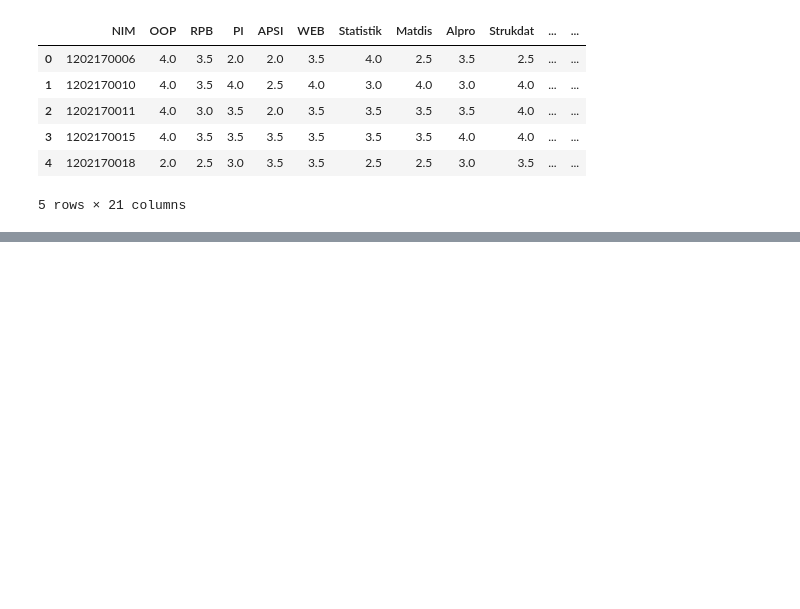
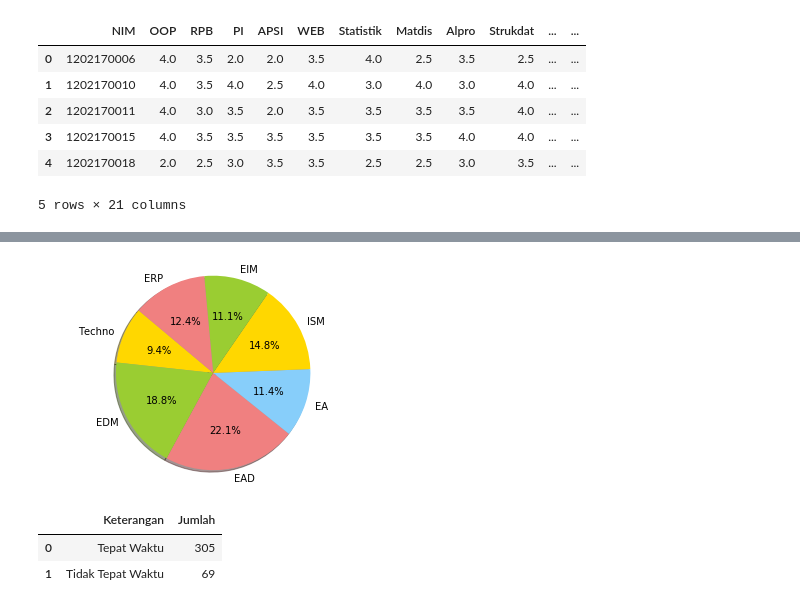
Before and after one commit to zasiem/Pekerti, a Jupyter notebook: tensorflow.ipynb, the cells around one changed output, grey strips where cells are left out. Drawn from its saved outputs; the diff is of its cells as text; code cells hidden in the pictures; blank space fills up the shorter version.

```diff
--- a/tensorflow.ipynb
+++ b/tensorflow.ipynb
@@ -198,0 +315,20 @@ Accuracy on test data: 0.837837815284729%
+# %%
+# Data to plot lulus tepat waktu
+labels = 'Techno', 'EDM', 'EAD', 'EA', 'ISM', 'EIM', 'ERP'
+sizes = [techno1,edm1,ead1,ea1,ism1,eim1,erp1]
+colors = ['gold', 'yellowgreen', 'lightcoral', 'lightskyblue','gold', 'yellowgreen', 'lightcoral']
+explode = (0, 0, 0, 0, 0, 0, 0)  # explode 1st slice
+
+# Plot
+plt.pie(sizes, explode=explode, labels=labels, colors=colors,
+autopct='%1.1f%%', shadow=True, startangle=140)
+
+plt.axis('equal')
+plt.show()
+
+totalForecast
+# %% [output]
+[figure, added]
+|  | Keterangan | Jumlah |
+| 0 | Tepat Waktu | 305 |
+| 1 | Tidak Tepat Waktu | 69 |
```
Also changed, not shown: parts of 13 cells of this notebook, 5 other files.
